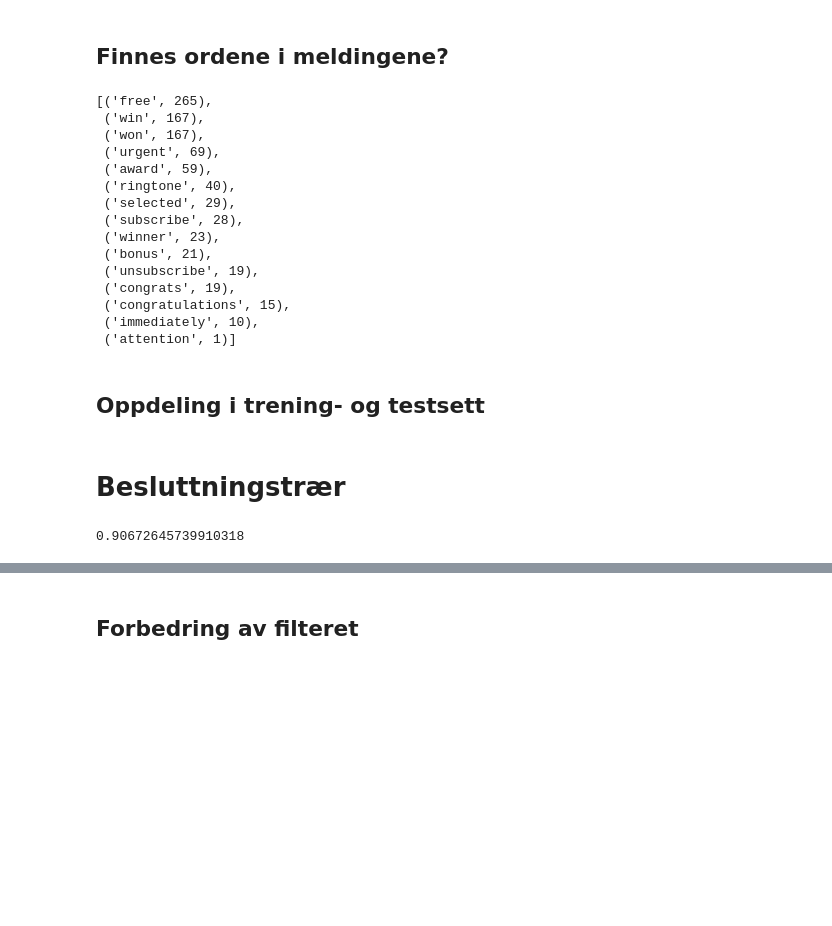
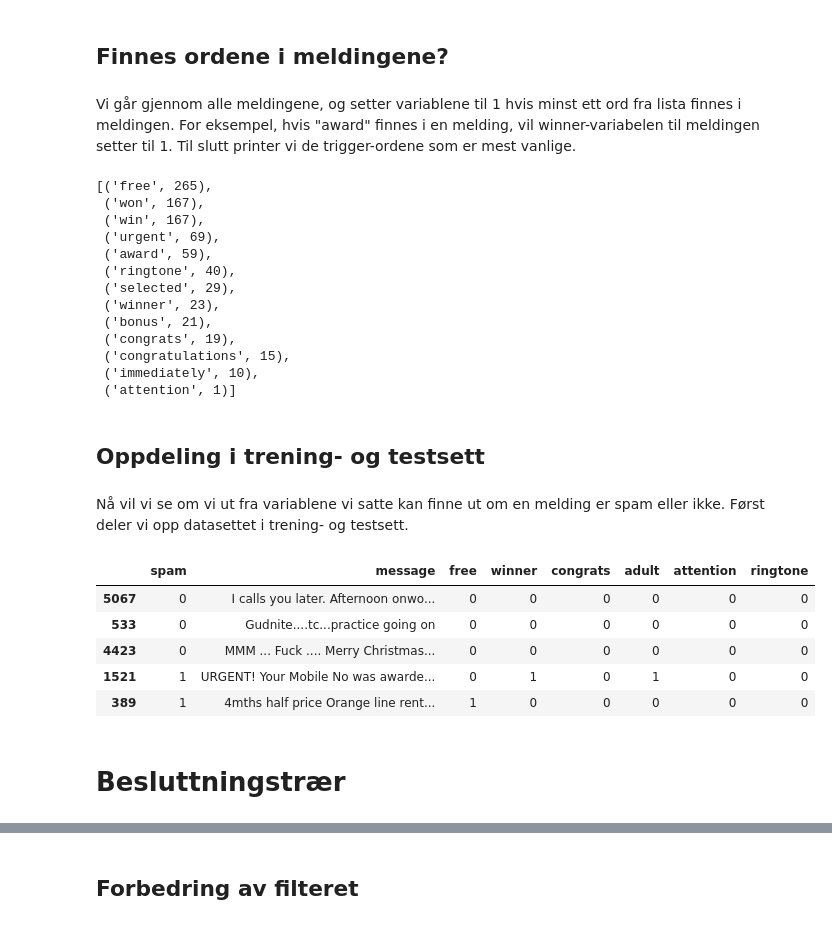
Before and after one commit to MarieRoald/MLkurs, a Jupyter notebook: notebooks/SMS-spam.ipynb, the cells around one changed output, grey strips where cells are left out. Saved outputs shown, nothing was run; the diff lists cells and outputs as text; code cells hidden in the pictures; blank space fills up the shorter version.

```diff
--- a/notebooks/SMS-spam.ipynb
+++ b/notebooks/SMS-spam.ipynb
@@ -23,16 +21,34 @@ data.head()
 # %%
+# free_list = []
+# winner_list =  []
+# congrats_list = []
+# adult_list = []
+# attention_list = []
+# ringtone_list = []
+
 free_list = ['free']
-winner_list =  ['winner', 'win', 'won', 'award', 'selected'] #+ ['prize', 'www', 'awarded', 'cash']
-congrats_list = ['congrats', 'congratulations'] #+ ['draw', 'free', 'claim', 'gift', 'guaranteed']
+winner_list =  ['winner', 'win', 'won', 'award', 'selected']
+congrats_list = ['congrats', 'congratulations']
 adult_list = ['xxx', 'babe', 'naked', 'dirty', 'flirty']
 attention_list = ['urgent', 'attention', 'bonus', 'immediately']
-ringtone_list = ['ringtone'] #+ ['unsubscribe', 'subscription', 'subscribe']
+ringtone_list = ['ringtone']
+
+# Nye ord
+# free_list += []
+# winner_list +=  ['prize', 'www', 'awarded', 'cash']
+# congrats_list +=  ['draw', 'free', 'claim', 'gift', 'guaranteed']
+# adult_list += []
+# attention_list += []
+# ringtone_list +=  ['unsubscribe', 'subscription', 'subscribe']
 
 variable_names = ['free', 'winner', 'congrats', 'adult', 'attention', 'ringtone']
-lists = (free_list, winner_list, congrats_list, attention_list, ringtone_list, news_list)
-spam_lists = {}
-for name, wordlist in zip(variable_names, lists):
-    spam_lists[name] = wordlist
+lists = (free_list, winner_list, congrats_list, attention_list, ringtone_list)
+
+spam_lists = dict(zip(variable_names, lists))
+
+# spam_lists = {}
+# for name, wordlist in zip(variable_names, lists):
+#     spam_lists[name] = wordlist
 # %% [markdown]
 ## Sett variablene til å være 'nei' som standard
 # %%
@@ -49,7 +57,9 @@ data.head()
 # %% [markdown]
 ## Finnes ordene i meldingene?
+# %% [markdown]
+Vi går gjennom alle meldingene, og setter variablene til 1 hvis minst ett ord fra lista finnes i meldingen. For eksempel, hvis "award" finnes i en melding, vil winner-variabelen til meldingen setter til 1. Til slutt printer vi de trigger-ordene som er mest vanlige.
 # %%
-from collections import Counter
+counter = 0
 word_counter = {}
 
 for index, data_item in data.iterrows():
@@ -60,26 +70,26 @@ for index, data_item in data.iterrows():
             if word in message:
                 word_counter[word] = word_counter.get(word, 0) + 1
         if any(word in message for word in word_list):
+            counter += 1
             data.loc[index, variable_name] = 1
-
 data.head()
 Counter(word_counter).most_common()
 # %% [output]
 [('free', 265),
+ ('won', 167),
  ('win', 167),
- ('won', 167),
  ('urgent', 69),
  ('award', 59),
  ('ringtone', 40),
  ('selected', 29),
- ('subscribe', 28),
  ('winner', 23),
  ('bonus', 21),
- ('unsubscribe', 19),
  ('congrats', 19),
  ('congratulations', 15),
  ('immediately', 10),
  ('attention', 1)]
 # %% [markdown]
 ## Oppdeling i trening- og testsett
+# %% [markdown]
+Nå vil vi se om vi ut fra variablene vi satte kan finne ut om en melding er spam eller ikke. Først deler vi opp datasettet i trening- og testsett.
 # %%
@@ -95,12 +105,11 @@ test_response = test['spam']
+# %%
+train.head()
+# %% [output]
+|  | spam | message | free | winner | congrats | adult | attention | ringtone |
+| 5067 | 0 | I calls you later. Afternoon onwo... | 0 | 0 | 0 | 0 | 0 | 0 |
+| 533 | 0 | Gudnite....tc...practice going on | 0 | 0 | 0 | 0 | 0 | 0 |
+| 4423 | 0 | MMM ... Fuck .... Merry Christmas... | 0 | 0 | 0 | 0 | 0 | 0 |
+| 1521 | 1 | URGENT! Your Mobile No was awarde... | 0 | 1 | 0 | 1 | 0 | 0 |
+| 389 | 1 | 4mths half price Orange line rent... | 1 | 0 | 0 | 0 | 0 | 0 |
 # %% [markdown]
 # Besluttningstrær
-# %%
-from sklearn.tree import DecisionTreeClassifier
-
-tree_model = DecisionTreeClassifier()
-tree_model.fit(train_vars, train_response)
-
-tree_predict = tree_model.predict(test_vars)
-sum(tree_predict == test_response)/len(test)
-# %% [output]
-0.90672645739910318
```
Also changed, not shown: parts of 20 cells of this notebook.
